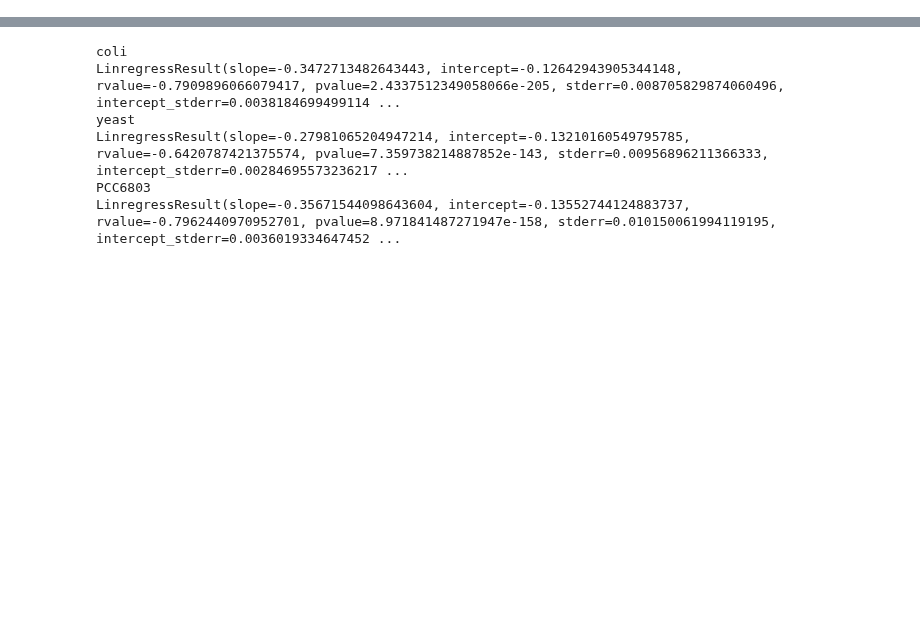
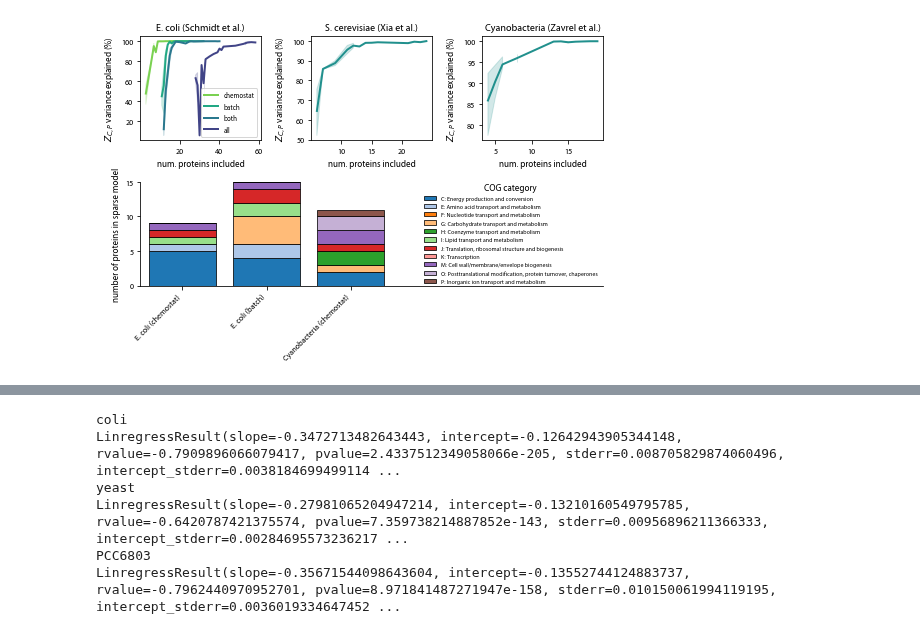
Before and after one commit to flamholz/redox-proteome, a Jupyter notebook: notebooks/AllFigures.ipynb, the cells around one changed output, grey strips where cells are left out. Drawn from its saved outputs; the diff is of its cells as text; code cells hidden in the pictures; blank space fills up the shorter version.

```diff
--- a/notebooks/AllFigures.ipynb
+++ b/notebooks/AllFigures.ipynb
@@ -518,0 +256,70 @@ plt.show()
+# %%
+##### Supplementary Fig 1 -- reconstruction of proteome NOSC requires > 5 proteins with distinct functions
+# Maintext has E. coli, here we add yeast and cyanobacteria
+
+# Load results of lasso regression analysis for varying regularization strength alpha
+regression_results_df = pd.read_csv('../data/proteomes/all_lasso_regression.csv')
+regression_results_df['var_explained_pct'] = 100*regression_results_df.r2
+organism_dict = dict(coli='E. coli (Schmidt et al.)', yeast='S. cerevisiae (Xia et al.)', PCC6803='Cyanobacteria (Zavrel et al.)')
+
+# Load COG category analysis at alpha = 1e-8
+long_cat_counts_df = pd.read_csv('../data/proteomes/long_lasso_regression_COG_counts_alpha=1e-08.csv')
+COG_cats = pd.read_csv('../data/COG-fun-20.csv').set_index('category')
+
+mosaic = ['A,B,C'.split(','), 'D,D,D'.split(',')]
+fig, axs = plt.subplot_mosaic(mosaic, figsize=(7.24,5))
+
+for i, org in zip('ABC', 'coli,yeast,PCC6803'.split(',')):
+    plt.sca(axs[i])
+    # Get the regression results for this organism,
+    # only considering cases where the model explains some variance
+    mask = np.logical_and(
+        regression_results_df.organism_key == org,
+        regression_results_df.var_explained_pct > 0)
+    sns.lineplot(data=regression_results_df[mask], x='number_nonzero', y='var_explained_pct',
+                    hue='conditions_included', palette='viridis_r')
+    plt.legend(title=None, loc=4)
+    if org != 'coli':
+        plt.legend().set_visible(False)
+
+    plt.xlabel('num. proteins included')
+    plt.ylabel('$Z_{C,P}$ variance explained (%)')
+    plt.title(organism_dict[org])
+
+plt.sca(axs['D'])
+pal = sns.color_palette('tab20')
+j = 0
+# Consider only the bacteria since the eukaryotes don't get COG categories
+conds = 'coli_chemostat,coli_batch,PCC6803_chemostat'.split(',')
+labels = 'E. coli (chemostat),E. coli (batch),Cyanobacteria (chemostat)'.split(',')
+n_conds = len(conds)
+
+bottom = np.zeros(n_conds)
+xs = np.arange(n_conds)
+cat_order = sorted(COG_cats.index.values)
+for i, cat in enumerate(cat_order):
+    cat_desc = COG_cats.loc[cat].description
+    masked = long_cat_counts_df[long_cat_counts_df.COG_category == cat].set_index('organism_condition')
+    if masked.number_proteins.sum() == 0:
+        continue
+
+    ys = masked.loc[conds].number_proteins.values
+    label = '{0}: {1}'.format(cat, cat_desc)
+    plt.bar(xs, ys, bottom=bottom, color=pal[j], label=label, edgecolor='k', linewidth=0.75)
+    bottom += ys
+    j += 1
+
+plt.xlim(-0.5, n_conds+2)
+plt.xticks(xs, labels, rotation=45, ha='right')
+plt.ylabel('number of proteins in sparse model')
+plt.yticks(np.arange(0, 15.1, 5))
+
+l = plt.legend(loc='center right', title='COG category', fontsize=6, frameon=False)
+plt.setp(l.get_title(), fontsize=9)
+sns.despine(ax=plt.gca())
+
+plt.tight_layout()
+plt.savefig('../output/FigS1.png', facecolor='w', dpi=300)
+plt.show()
+# %% [output]
+[figure, added]
```
Also changed, not shown: parts of 12 cells of this notebook, 8 other files.
